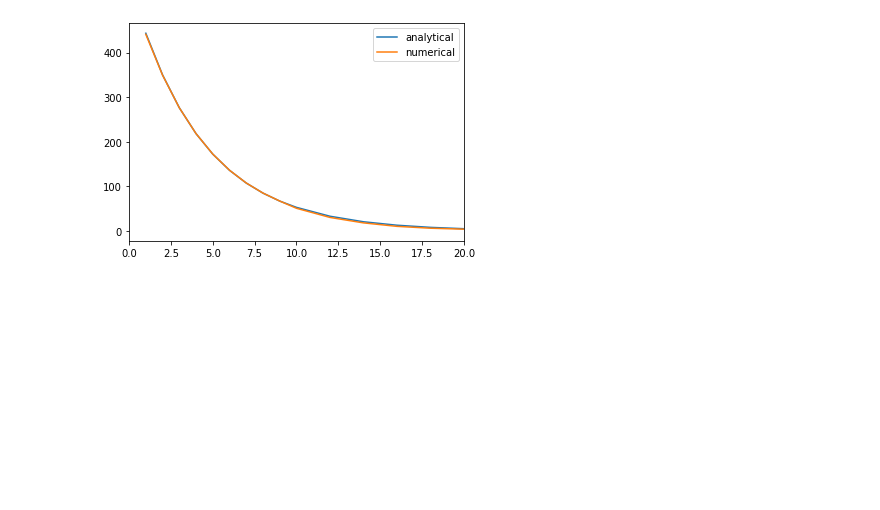
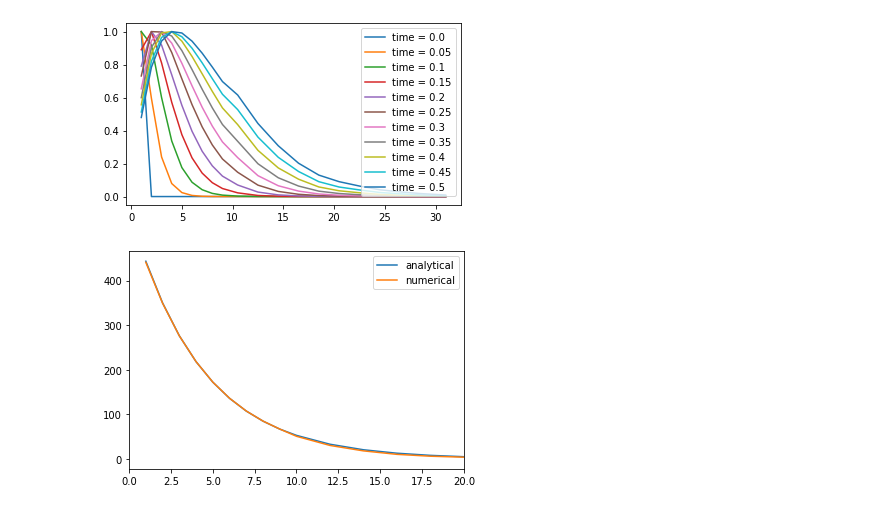
Before and after one commit to poanse/aggregation, a Jupyter notebook: aggregation.ipynb, the cells around one changed output. Cells and saved outputs as stored; diff of their text form; code cells hidden in the pictures; blank space fills up the shorter version.

Commit message:
visualization changes, renaming

```diff
--- a/aggregation.ipynb
+++ b/aggregation.ipynb
@@ -7,3 +5,8 @@ import matplotlib.pyplot as plt
+# %%
+from aggregation_read_data import draw_aggregation_data
+draw_aggregation_data('file_2020-02-08 18:45:18.txt',graph='plot',interactive=False)
+# %% [output]
+[figure, added]
 # %%
 filename = 'file_2020-01-19 16:02:11'+'.txt'
 N, N0, dt, mass_min, mass_max, time, number, mass, weight, width = Parse_agg_data(filename)
```
Also changed, not shown: parts of 1 cell of this notebook, 4 other files.
